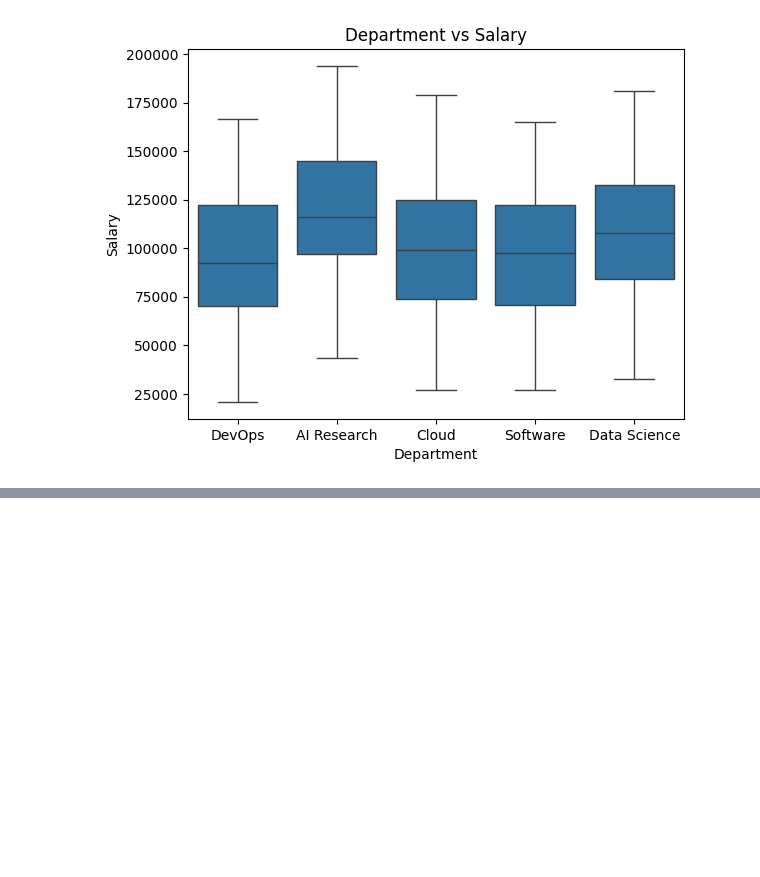
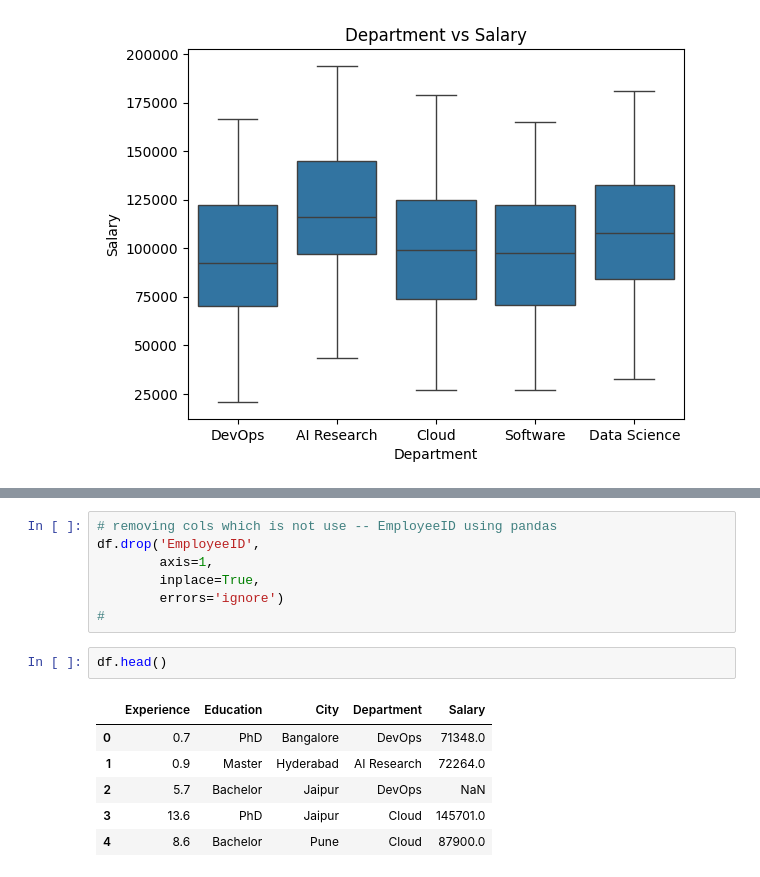
Before and after one commit to redashu/Intuit_ML_13thMay2026, a Jupyter notebook: notebooks/SalaryPrediction.ipynb, the cells around one changed output, grey strips where cells are left out. Cells and saved outputs as stored; diff of their text form; blank space fills up the shorter version.

```diff
--- a/notebooks/SalaryPrediction.ipynb
+++ b/notebooks/SalaryPrediction.ipynb
@@ -89,0 +105,16 @@ plt.show()
+# %%
+# removing cols which is not use -- EmployeeID using pandas
+df.drop('EmployeeID',
+        axis=1,
+        inplace=True,
+        errors='ignore')
+#
+# %%
+df.head()
+# %% [output]
+|  | Experience | Education | City | Department | Salary |
+| 0 | 0.7 | PhD | Bangalore | DevOps | 71348.0 |
+| 1 | 0.9 | Master | Hyderabad | AI Research | 72264.0 |
+| 2 | 5.7 | Bachelor | Jaipur | DevOps | NaN |
+| 3 | 13.6 | PhD | Jaipur | Cloud | 145701.0 |
+| 4 | 8.6 | Bachelor | Pune | Cloud | 87900.0 |
```
Also changed, not shown: parts of 10 cells of this notebook.
